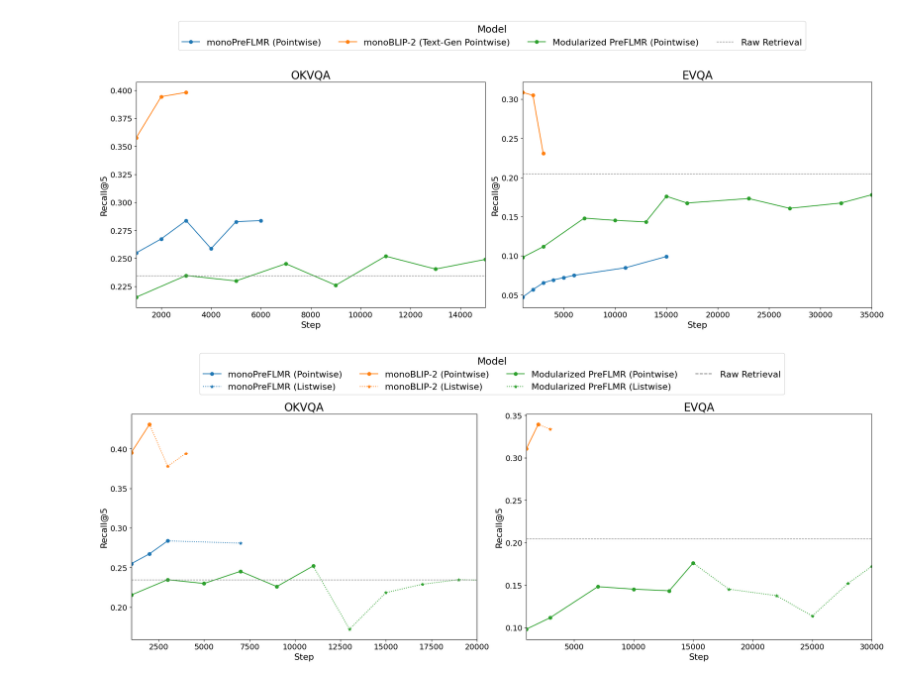
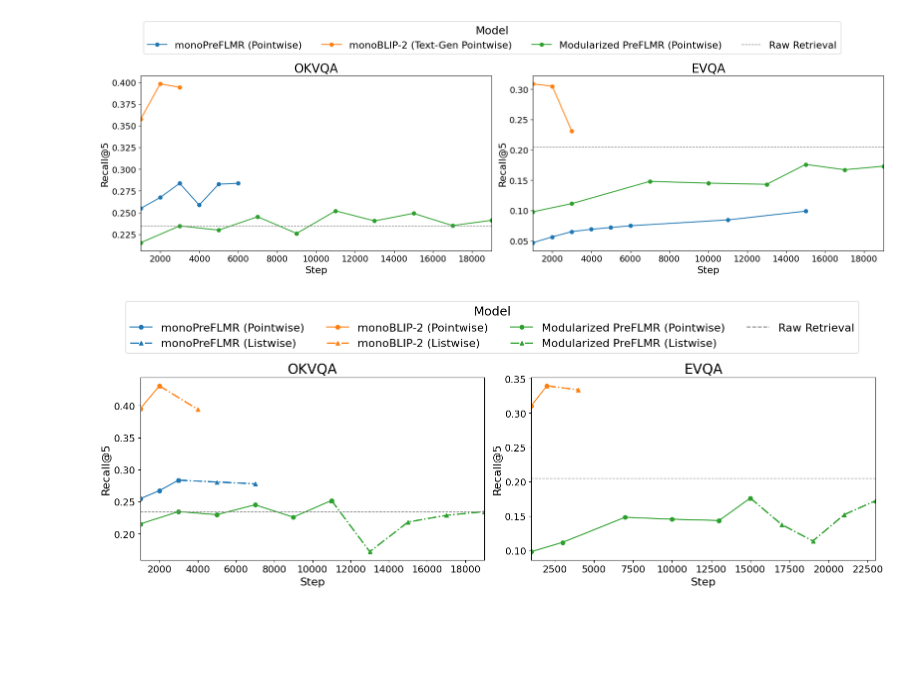
Before and after one commit to felixzhu17/Reranking-Multimodal-Retrievers, a Jupyter notebook: test.ipynb, the cells around one changed output. Drawn from its saved outputs; the diff is of its cells as text; code cells hidden in the pictures; blank space fills up the shorter version.

```diff
--- a/test.ipynb
+++ b/test.ipynb
@@ -197,11 +213,11 @@ data1 = {
     },
     "monoBLIP-2 (Text-Gen Pointwise)": {
         "Step": [1000, 2000, 3000],
-        "Performance": [0.3576, 0.394230783, 0.398076922]
+        "Performance": [0.3576, 0.398076922, 0.394230783]
     },
     "Modularized PreFLMR (Pointwise)": {
-        "Step": [1000, 3000, 5000, 7000, 9000, 11000, 13000, 15000],
-        "Performance": [0.2153, 0.234615386, 0.22980769, 0.245192304, 0.225961536, 0.251923084, 0.240384609, 0.249038458]
+        "Step": [1000, 3000, 5000, 7000, 9000, 11000, 13000, 15000, 17000, 19000],
+        "Performance": [0.2153, 0.234615386, 0.22980769, 0.245192304, 0.225961536, 0.251923084, 0.240384609, 0.249038458, 0.235, 0.241029]
     }
 }
 
@@ -216,49 +232,49 @@ data2 = {
         "Performance": [0.3086, 0.304807693, 0.230769232]
     },
     "Modularized PreFLMR (Pointwise)": {
-        "Step": [1000, 3000, 7000, 10000, 13000, 15000, 17000, 23000, 27000, 32000, 35000],
-        "Performance": [0.0980, 0.1115, 0.148076922, 0.14519231, 0.143269226, 0.175961539, 0.16730769, 0.173076928, 0.160576925, 0.16730769, 0.177884609]
+        "Step": [1000, 3000, 7000, 10000, 13000, 15000, 17000, 19000],
+        "Performance": [0.0980, 0.1115, 0.148076922, 0.14519231, 0.143269226, 0.175961539, 0.16730769, 0.173076928]
     }
 }
 
 # Create subplots
-fig, axes = plt.subplots(1, 2, figsize=(20, 8), sharey=False)
+fig, axes = plt.subplots(1, 2, figsize=(18, 6), sharey=False)
 
 # Plot first set of data
 for model, values in data1.items():
     axes[0].plot(values["Step"], values["Performance"], marker='o', label=model)
 axes[0].set_xlabel('Step', fontsize = 16)
 axes[0].set_ylabel('Recall@5', fontsize = 16)
 axes[0].tick_params(axis='both', which='major', labelsize=14)
 axes[0].grid(False)
 axes[0].set_title('OKVQA', fontsize = 20)
-axes[0].set_xlim(1000, 15000)
+axes[0].set_xlim(1000, 19000)
 
 # Add grey dotted line for Raw Retrieval for OKVQA and label it
 axes[0].axhline(y=0.2346, color='grey', linestyle='--', linewidth=1, label='Raw Retrieval')
 
 # Plot second set of data
 for model, values in data2.items():
     axes[1].plot(values["Step"], values["Performance"], marker='o', label=model)
 axes[1].set_xlabel('Step', fontsize = 16)
 axes[1].set_ylabel('Recall@5', fontsize = 16)
 axes[1].tick_params(axis='both', which='major', labelsize=14)
 axes[1].grid(False)
 axes[1].set_title('EVQA', fontsize = 20)
-axes[1].set_xlim(1000, 35000)
+axes[1].set_xlim(1000, 19000)
 
 # Add grey dotted line for Raw Retrieval for EVQA and label it
 axes[1].axhline(y=0.2048, color='grey', linestyle='--', linewidth=1, label='Raw Retrieval')
 
 # Add a single legend for both plots
 handles, labels = axes[0].get_legend_handles_labels()
 fig.legend(handles, labels, loc='upper center', ncol=4, title='Model', fontsize=16, title_fontsize=18)
 
 # Adjust the layout
 plt.tight_layout(rect=[0, 0, 1, 0.85])
-plt.show()
+plt.savefig("images/stepvsrecall.png", dpi=300)
 # %% [output]
-[figure, old version]
+[figure, new version]
 # %%
 import matplotlib.pyplot as plt
 import matplotlib.lines as mlines
@@ -295,16 +311,16 @@ data2 = {
 
 data1_neg_sample_extend = {
     "monoPreFLMR (Pointwise)": {
-        "Step": [4000],
-        "Performance": [0.280769229]
+        "Step": [2000, 4000],
+        "Performance": [0.2808, 0.2779]
     },
     "monoBLIP-2 (Pointwise)": {
-        "Step": [1000, 2000],
-        "Performance": [0.377884626, 0.394230783]
+        "Step": [2000],
+        "Performance": [0.394230783]
     },
     "Modularized PreFLMR (Pointwise)": {
-        "Step": [2000, 4000, 6000, 8000, 10000],
-        "Performance": [0.172115386, 0.218269229, 0.228846148, 0.234615386, 0.233653843]
+        "Step": [2000, 4000, 6000, 8000],
+        "Performance": [0.172115386, 0.218269229, 0.228846148, 0.234615386]
     }
 }
 
@@ -314,17 +330,17 @@ data2_neg_sample_extend = {
         "Performance": []
     },
     "monoBLIP-2 (Pointwise)": {
-        "Step": [1000],
+        "Step": [2000],
         "Performance": [0.3337]
     },
     "Modularized PreFLMR (Pointwise)": {
-        "Step": [3000, 7000, 10000, 13000, 15000],
-        "Performance": [0.1452, 0.1375, 0.1135, 0.1519, 0.1721]
+        "Step": [2000, 4000, 6000, 8000],
+        "Performance": [0.1375, 0.1135, 0.1519, 0.1721]
     }
 }
 
 # Create subplots
-fig, axes = plt.subplots(1, 2, figsize=(20, 8), sharey=False)
+fig, axes = plt.subplots(1, 2, figsize=(16, 6), sharey=False)
 color_map = {}
 # Plot first set of data and extend with dotted lines
 for model, values in data1.items():
@@ -337,14 +353,14 @@ for model, values in data1.items():
         ext_steps = [last_step + step for step in data1_neg_sample_extend[model]["Step"]]
         ext_performances = [last_performance] + data1_neg_sample_extend[model]["Performance"]
         combined_steps = [last_step] + ext_steps
-        axes[0].plot(combined_steps, ext_performances, marker='*', linestyle=':', color=color)
+        axes[0].plot(combined_steps, ext_performances, marker='^', linestyle='-.', linewidth=2, color=color)
 
 axes[0].set_xlabel('Step', fontsize=16)
 axes[0].set_ylabel('Recall@5', fontsize=16)
 axes[0].tick_params(axis='both', which='major', labelsize=14)
 axes[0].grid(False)
 axes[0].set_title('OKVQA', fontsize=20)
-axes[0].set_xlim(1000, 20000)
+axes[0].set_xlim(1000, 19000)
 # Add grey dotted line for Raw Retrieval for OKVQA and label it
 axes[0].axhline(y=0.2346, color='grey', linestyle='--', linewidth=1, label='Raw Retrieval')
 
@@ -359,7 +375,7 @@ for model, values in data2.items():
             ext_steps = [last_step + step for step in data2_neg_sample_extend[model]["Step"]]
             ext_performances = [last_performance] + data2_neg_sample_extend[model]["Performance"]
             combined_steps = [last_step] + ext_steps
-            axes[1].plot(combined_steps, ext_performances, marker='*', linestyle=':', color=color)
+            axes[1].plot(combined_steps, ext_performances, marker='^', linestyle='-.', linewidth=2, color=color)
         except:
             pass
 
@@ -368,17 +384,17 @@ axes[1].set_ylabel('Recall@5', fontsize=16)
 axes[1].tick_params(axis='both', which='major', labelsize=14)
 axes[1].grid(False)
 axes[1].set_title('EVQA', fontsize=20)
-axes[1].set_xlim(1000, 30000)
+axes[1].set_xlim(1000, 23000)
 # Add grey dotted line for Raw Retrieval for EVQA and label it
 axes[1].axhline(y=0.2048, color='grey', linestyle='--', linewidth=1, label='Raw Retrieval')
 
 # Add a single legend for both plots with manual entries for Retrieved Extend
 pointwise_handles = [mlines.Line2D([], [], color=color_map['monoPreFLMR'], marker='o', linestyle='-', label='monoPreFLMR (Pointwise)'),
-                     mlines.Line2D([], [], color=color_map['monoPreFLMR'], marker='*', linestyle=':', label='monoPreFLMR (Listwise)'),
+                     mlines.Line2D([], [], color=color_map['monoPreFLMR'], marker='^', linestyle='-.', linewidth=2, label='monoPreFLMR (Listwise)'),
                      mlines.Line2D([], [], color=color_map['monoBLIP-2'], marker='o', linestyle='-', label='monoBLIP-2 (Pointwise)'),
-                     mlines.Line2D([], [], color=color_map['monoBLIP-2'], marker='*', linestyle=':', label='monoBLIP-2 (Listwise)'),
+                     mlines.Line2D([], [], color=color_map['monoBLIP-2'], marker='^', linestyle='-.', linewidth=2, label='monoBLIP-2 (Listwise)'),
                      mlines.Line2D([], [], color=color_map['Modularized'], marker='o', linestyle='-', label='Modularized PreFLMR (Pointwise)'),
-                     mlines.Line2D([], [], color=color_map['Modularized'], marker='*', linestyle=':', label='Modularized PreFLMR (Listwise)')]
+                     mlines.Line2D([], [], color=color_map['Modularized'], marker='^', linestyle='-.', linewidth=2, label='Modularized PreFLMR (Listwise)')]
 
 
 raw_retrieval_handle = [mlines.Line2D([], [], color='grey', linestyle='--', label='Raw Retrieval')]
@@ -386,10 +402,10 @@ raw_retrieval_handle = [mlines.Line2D([], [], color='grey', linestyle='--', labe
 fig.legend(handles=pointwise_handles  + raw_retrieval_handle, loc='upper center', ncol=4, title='Model', fontsize=16, title_fontsize=18)
 
 # Adjust the layout
-plt.tight_layout(rect=[0, 0, 1, 0.85])
-plt.show()
+plt.tight_layout(rect=[0, 0, 1, 0.8])
+plt.savefig("images/listwiserecallvsloss.png", dpi=300)
 # %% [output]
-[figure, old version]
+[figure, new version]
 # %%
 import matplotlib.pyplot as plt
 import matplotlib.lines as mlines
```
Also changed, not shown: parts of 8 cells of this notebook, 13 other files.
